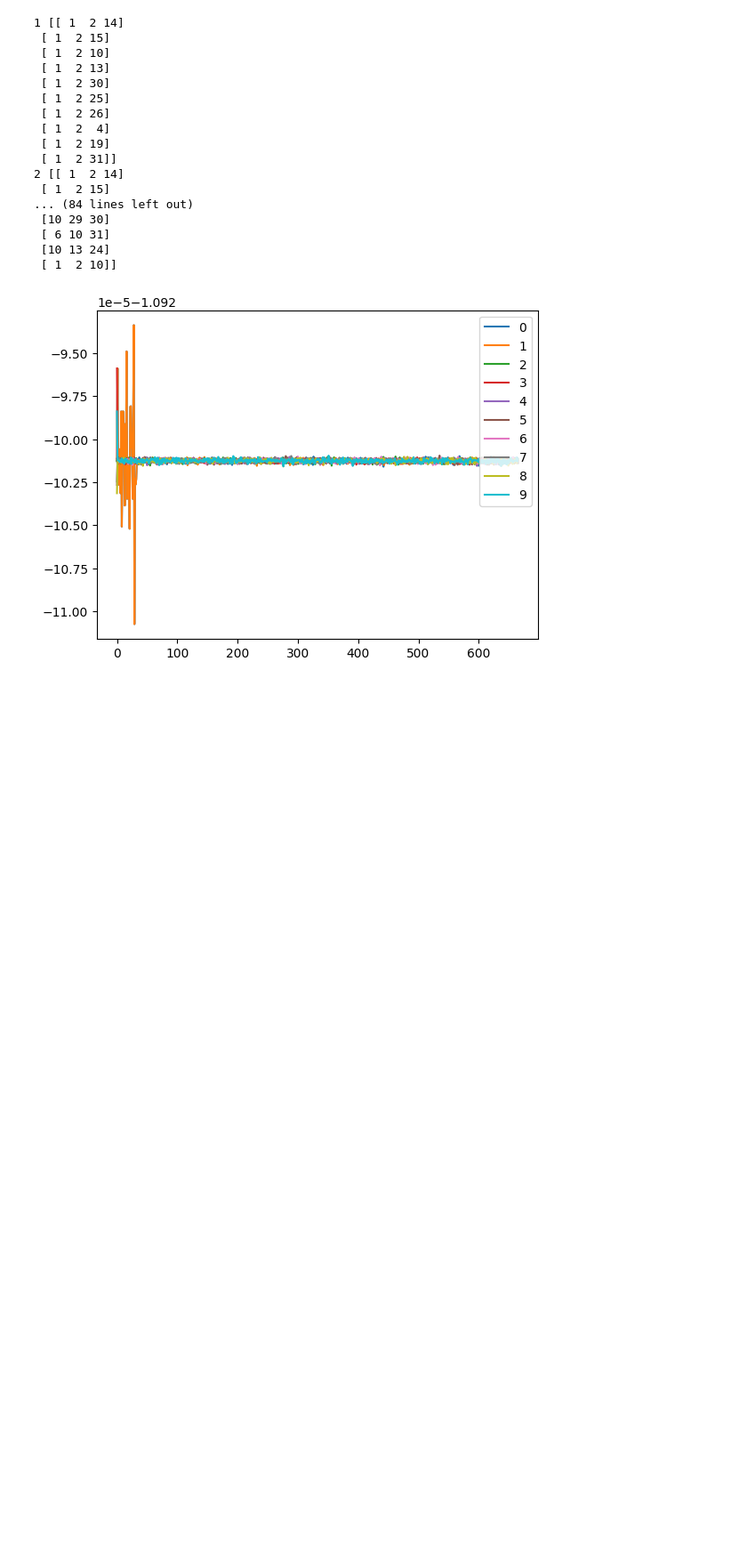
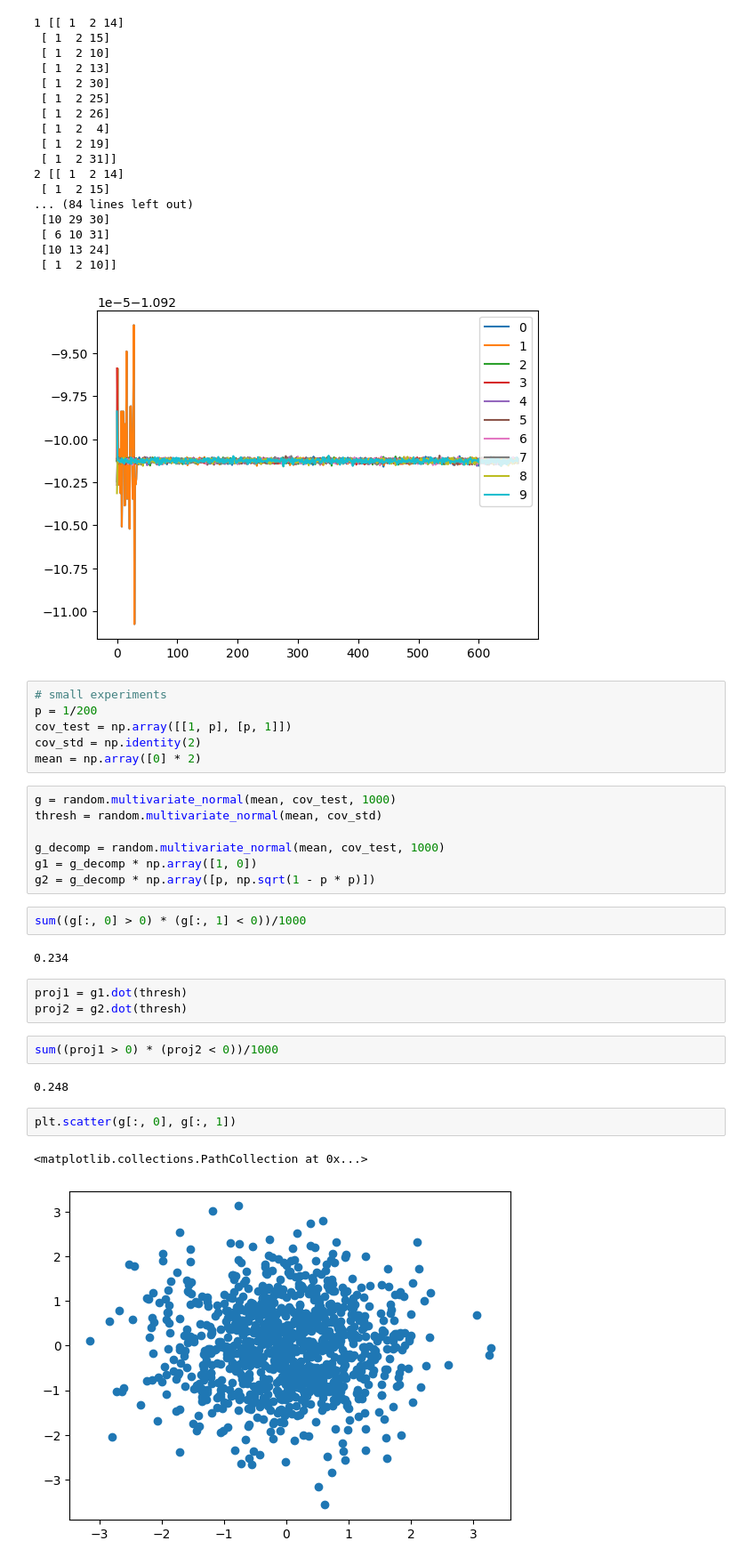
Before and after one commit to syq2012/hdx-sampling, a Jupyter notebook: Untitled1.ipynb, the cells around one changed output. Shown at 89% size. Drawn from its saved outputs; the diff is of its cells as text; blank space fills up the shorter version.

```diff
--- a/Untitled1.ipynb
+++ b/Untitled1.ipynb
@@ -180,3 +180,32 @@ leg = plt.legend(loc='upper right')
  [10 13 24]
  [ 1  2 10]]
 [figure]
+# %%
+# small experiments
+p = 1/200
+cov_test = np.array([[1, p], [p, 1]])
+cov_std = np.identity(2)
+mean = np.array([0] * 2)
+# %%
+g = random.multivariate_normal(mean, cov_test, 1000)
+thresh = random.multivariate_normal(mean, cov_std)
+
+g_decomp = random.multivariate_normal(mean, cov_test, 1000)
+g1 = g_decomp * np.array([1, 0])
+g2 = g_decomp * np.array([p, np.sqrt(1 - p * p)])
+# %%
+sum((g[:, 0] > 0) * (g[:, 1] < 0))/1000
+# %% [output]
+0.234
+# %%
+proj1 = g1.dot(thresh)
+proj2 = g2.dot(thresh)
+# %%
+sum((proj1 > 0) * (proj2 < 0))/1000
+# %% [output]
+0.248
+# %%
+plt.scatter(g[:, 0], g[:, 1])
+# %% [output]
+<matplotlib.collections.PathCollection at 0x...>
+[figure, added]
```
